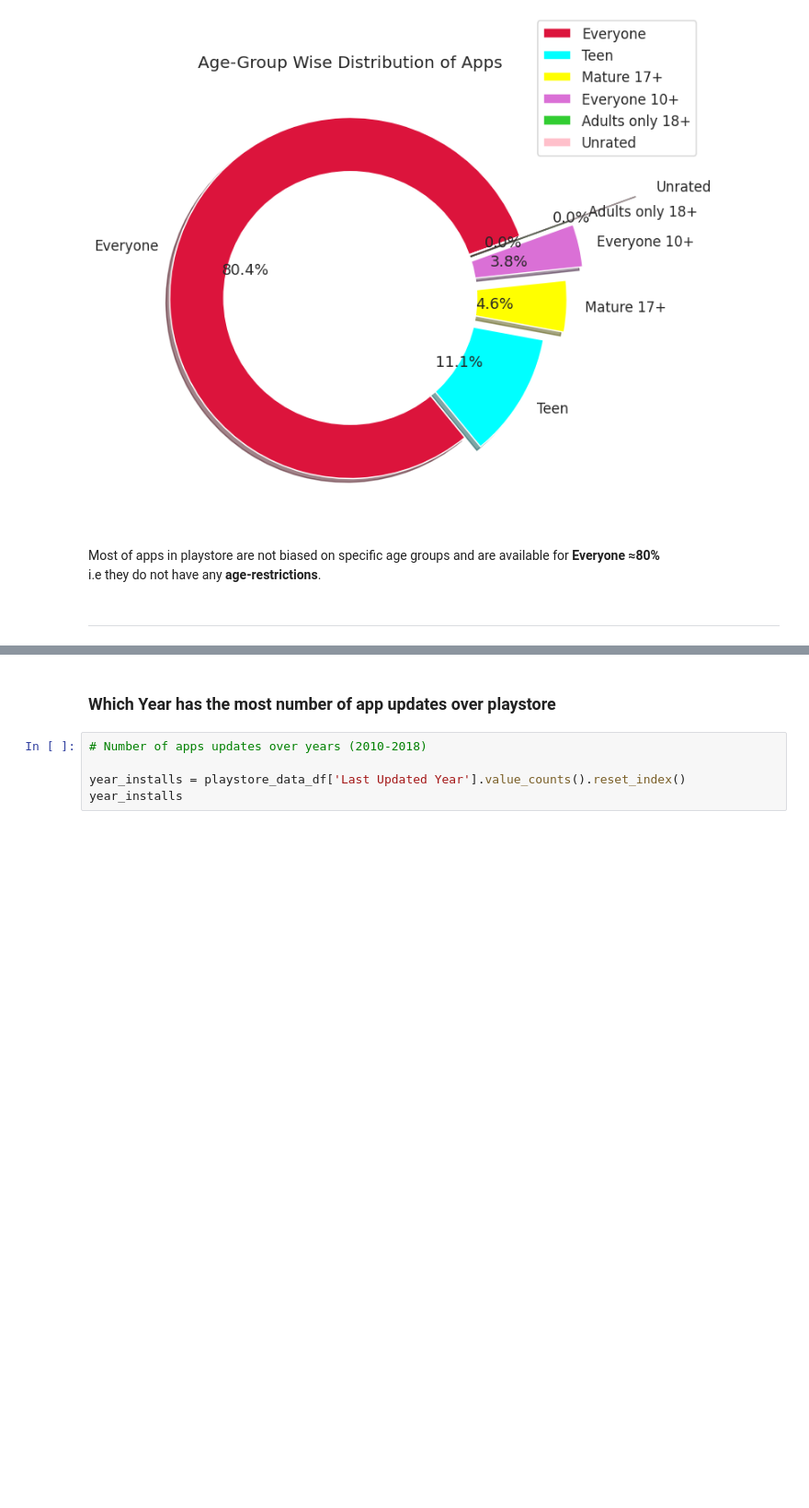
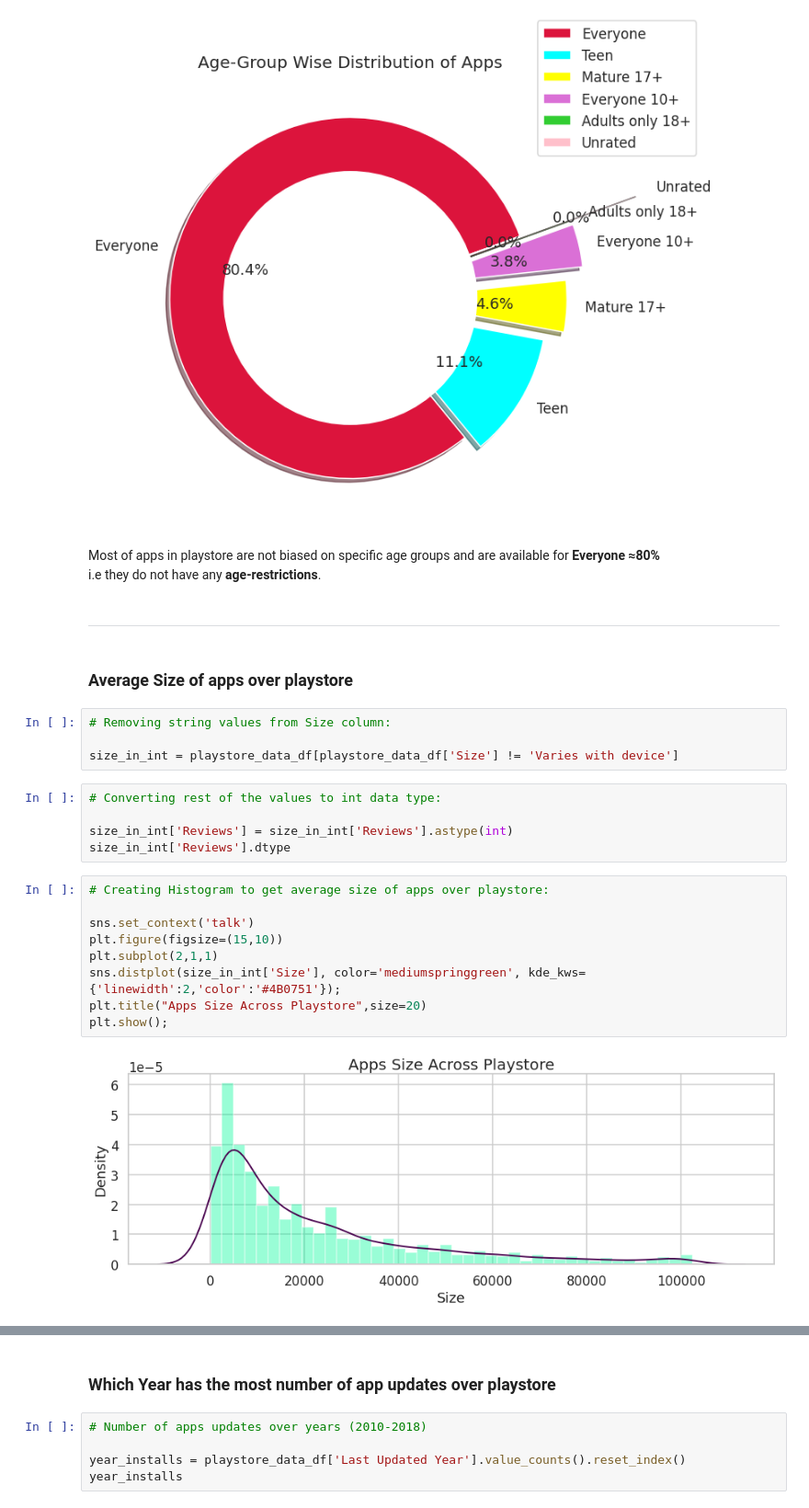
Before and after one commit to TONY00009/First-EDA-on-Playstore_Reviews, a Jupyter notebook: Play_Store_App_Review_Analysis_Capstone_Project.ipynb, the cells around one changed output, grey strips where cells are left out. Shown at 92% size. Drawn from its saved outputs; the diff is of its cells as text; blank space fills up the shorter version.

```diff
--- a/Play_Store_App_Review_Analysis_Capstone_Project.ipynb
+++ b/Play_Store_App_Review_Analysis_Capstone_Project.ipynb
@@ -747,3 +766,25 @@ i.e they do not have any **age-restrictions**.
 
 
 ---
+# %% [markdown]
+### **Average Size** of apps over playstore
+# %%
+# Removing string values from Size column:
+
+size_in_int = playstore_data_df[playstore_data_df['Size'] != 'Varies with device']
+# %%
+# Converting rest of the values to int data type:
+
+size_in_int['Reviews'] = size_in_int['Reviews'].astype(int)
+size_in_int['Reviews'].dtype
+# %%
+# Creating Histogram to get average size of apps over playstore:
+
+sns.set_context('talk')
+plt.figure(figsize=(15,10))
+plt.subplot(2,1,1)
+sns.distplot(size_in_int['Size'], color='mediumspringgreen', kde_kws={'linewidth':2,'color':'#4B0751'});
+plt.title("Apps Size Across Playstore",size=20)
+plt.show();
+# %% [output]
+[figure, added]
```
Also changed, not shown: parts of 59 cells of this notebook.
